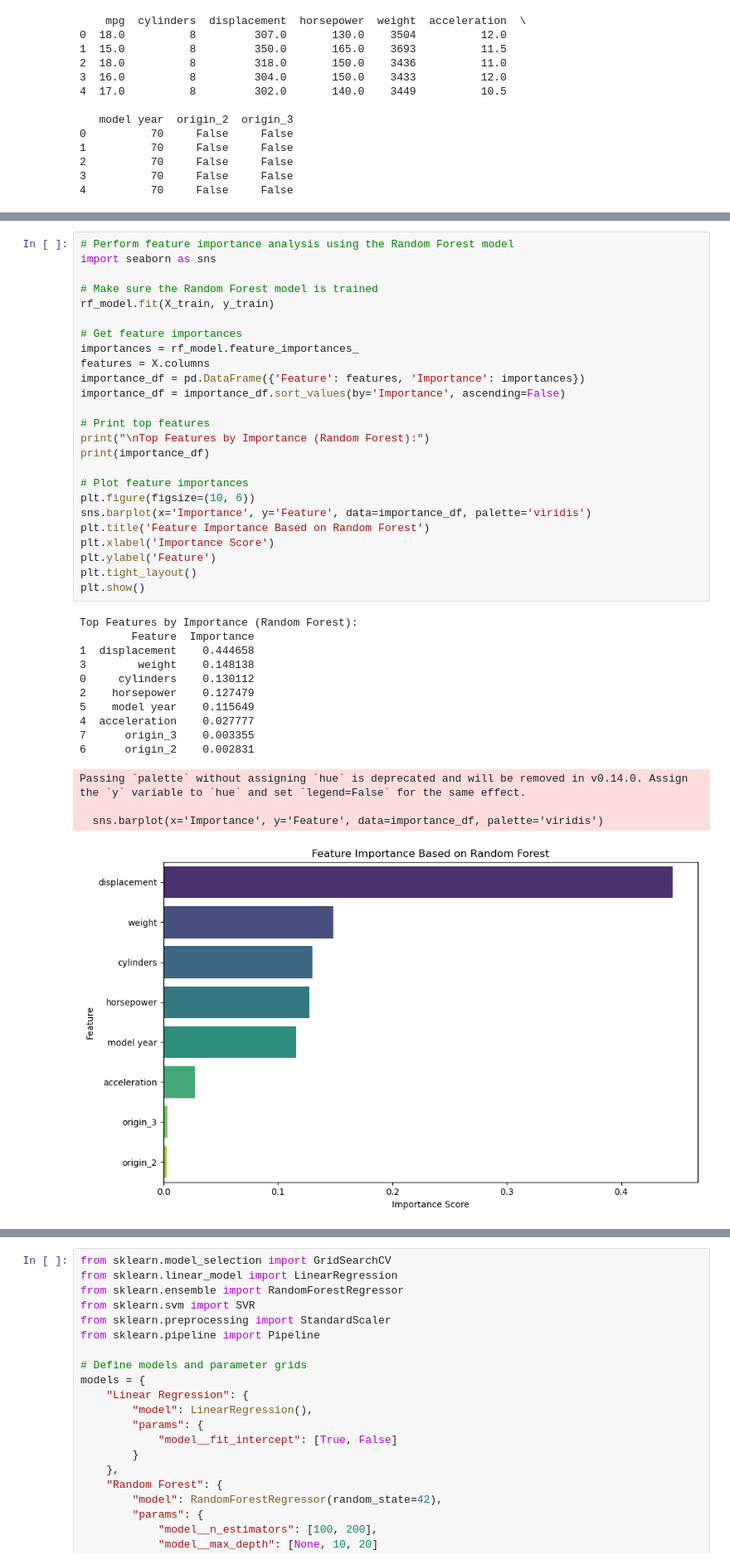
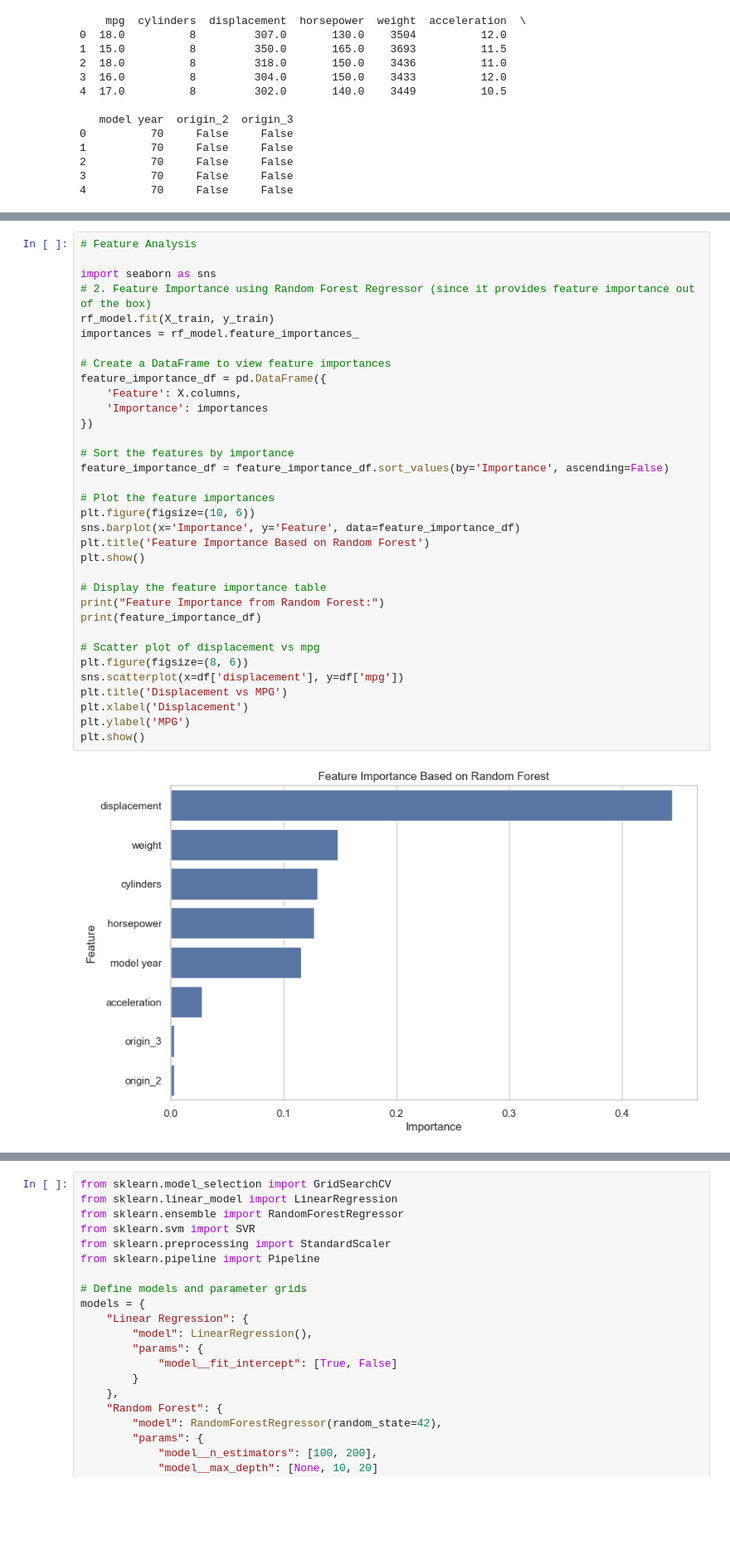
Before and after one commit to TEDDYDAN2003/machine-learning-auto-mpg-model, a Jupyter notebook: auto_mpg.ipynb, the cells around one changed output, grey strips where cells are left out. Shown at 83% size. Drawn from its saved outputs; the diff is of its cells as text; blank space fills up the shorter version.

```diff
--- a/auto_mpg.ipynb
+++ b/auto_mpg.ipynb
@@ -407,40 +434,36 @@ PERFOMANCE METRICS
-# %%
-# Perform feature importance analysis using the Random Forest model
-import seaborn as sns
-
-# Make sure the Random Forest model is trained
-rf_model.fit(X_train, y_train)
-
-# Get feature importances
-importances = rf_model.feature_importances_
-features = X.columns
-importance_df = pd.DataFrame({'Feature': features, 'Importance': importances})
-importance_df = importance_df.sort_values(by='Importance', ascending=False)
-
-# Print top features
-print("\nTop Features by Importance (Random Forest):")
-print(importance_df)
-
-# Plot feature importances
-plt.figure(figsize=(10, 6))
-sns.barplot(x='Importance', y='Feature', data=importance_df, palette='viridis')
-plt.title('Feature Importance Based on Random Forest')
-plt.xlabel('Importance Score')
-plt.ylabel('Feature')
-plt.tight_layout()
-plt.show()
-# %% [output]
-Top Features by Importance (Random Forest):
-        Feature  Importance
-1  displacement    0.444658
-3        weight    0.148138
-0     cylinders    0.130112
-2    horsepower    0.127479
-5    model year    0.115649
-4  acceleration    0.027777
-7      origin_3    0.003355
-6      origin_2    0.002831
-Passing `palette` without assigning `hue` is deprecated and will be removed in v0.14.0. Assign the `y` variable to `hue` and set `legend=False` for the same effect.
-
-  sns.barplot(x='Importance', y='Feature', data=importance_df, palette='viridis')
-[figure, removed]
+# %%
+# Feature Analysis
+
+import seaborn as sns
+# 2. Feature Importance using Random Forest Regressor (since it provides feature importance out of the box)
+rf_model.fit(X_train, y_train)
+importances = rf_model.feature_importances_
+
+# Create a DataFrame to view feature importances
+feature_importance_df = pd.DataFrame({
+    'Feature': X.columns,
+    'Importance': importances
+})
+
+# Sort the features by importance
+feature_importance_df = feature_importance_df.sort_values(by='Importance', ascending=False)
+
+# Plot the feature importances
+plt.figure(figsize=(10, 6))
+sns.barplot(x='Importance', y='Feature', data=feature_importance_df)
+plt.title('Feature Importance Based on Random Forest')
+plt.show()
+
+# Display the feature importance table
+print("Feature Importance from Random Forest:")
+print(feature_importance_df)
+
+# Scatter plot of displacement vs mpg
+plt.figure(figsize=(8, 6))
+sns.scatterplot(x=df['displacement'], y=df['mpg'])
+plt.title('Displacement vs MPG')
+plt.xlabel('Displacement')
+plt.ylabel('MPG')
+plt.show()
+# %% [output]
+[figure, added]
```
Also changed, not shown: parts of 2 cells of this notebook.
